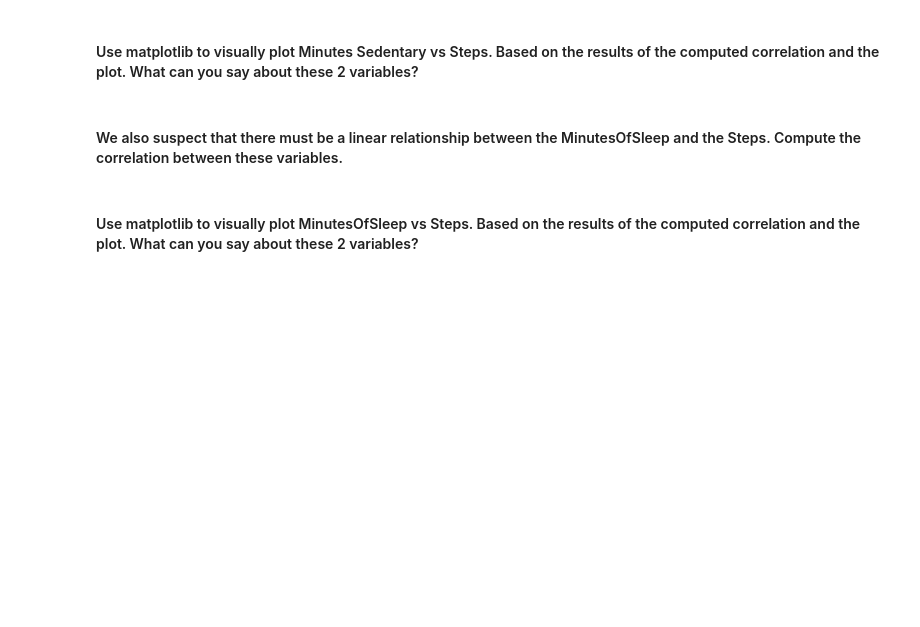
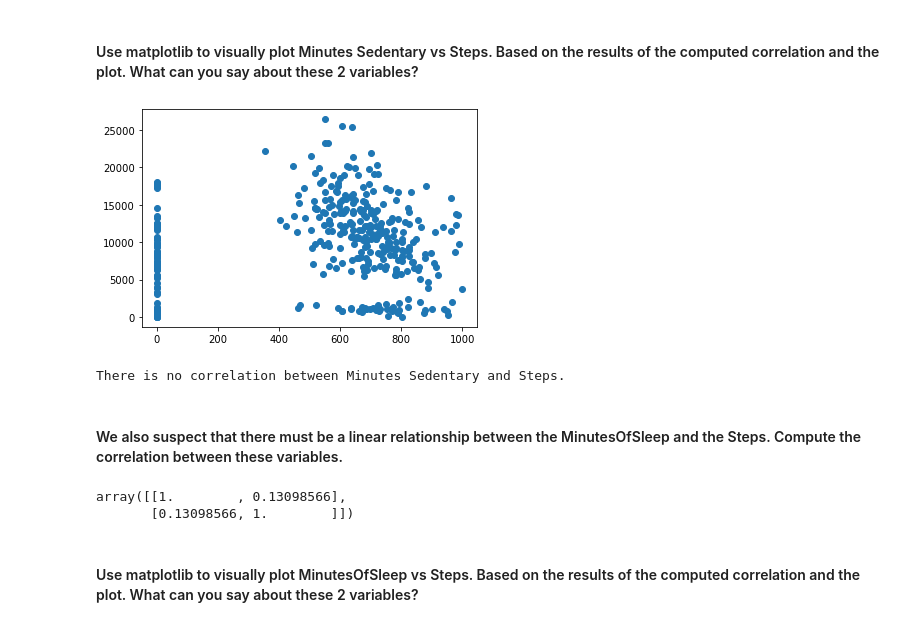
Before and after one commit to ta-data-lis/lab-pivot-table-and-correlation, a Jupyter notebook: your_code/main.ipynb, the cells around one changed output. Saved outputs shown, nothing was run; the diff lists cells and outputs as text; code cells hidden in the pictures; blank space fills up the shorter version.

```diff
--- a/your_code/main.ipynb
+++ b/your_code/main.ipynb
@@ -213,6 +257,18 @@ Hint: Use Pandas functions from previous lectures.
+# %%
+# your answer here
+plt.scatter(x=fitbit['Minutes Sedentary'], y=fitbit['Steps'])
+plt.show()
+print('There is no correlation between Minutes Sedentary and Steps.')
+# %% [output]
+[figure, added]
+There is no correlation between Minutes Sedentary and Steps.
 # %% [markdown]
 #### We also suspect that there must be a linear relationship between the MinutesOfSleep and the Steps. Compute the correlation between these variables.
 # %%
 # your answer here
+np.corrcoef(fitbit['MinutesOfSleep'], fitbit['Steps'])
+# %% [output]
+array([[1.        , 0.13098566],
+       [0.13098566, 1.        ]])
 # %% [markdown]
 #### Use matplotlib to visually plot MinutesOfSleep vs Steps. Based on the results of the computed correlation and the plot. What can you say about these 2 variables?
```
Also changed, not shown: parts of 15 cells of this notebook.
